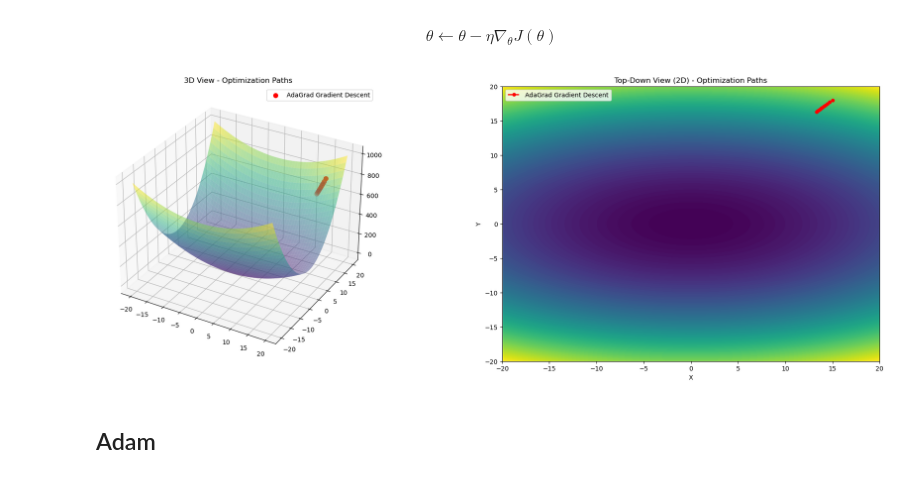
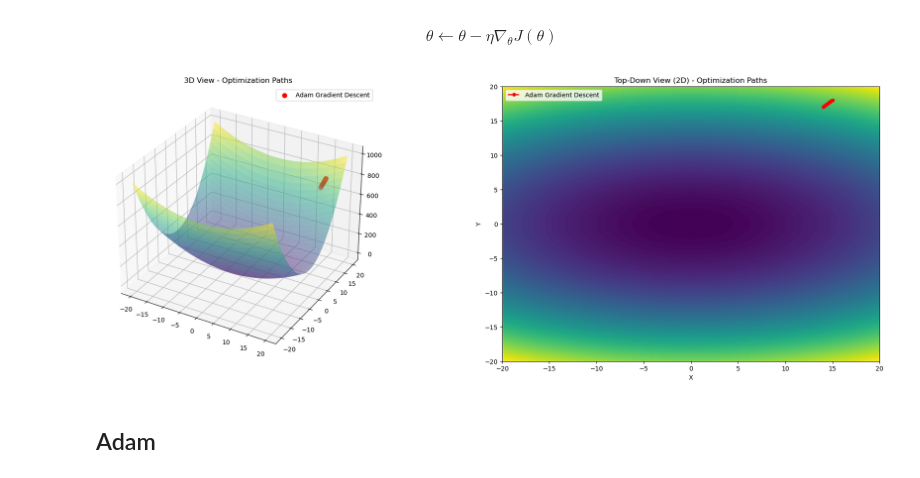
Before and after one commit to Mrjulss/faster_optimizers, a Jupyter notebook: interactive_optimizer_visualizer.ipynb, the cells around one changed output. Cells and saved outputs as stored; diff of their text form; code cells hidden in the pictures.

Commit message:
added adam

```diff
--- a/interactive_optimizer_visualizer.ipynb
+++ b/interactive_optimizer_visualizer.ipynb
@@ -473,10 +473,10 @@ def rmsprop_gradient_descent(
     return (f, positions, z_values, "AdaGrad Gradient Descent")
 # %%
 # results = optimize_multiple(optimizers=["adagrad"])
-results = optimize("rmsprop")
+results = optimize("adam")
 plot_optimization_path([results])
 # %% [output]
-[figure, old version]
+[figure, new version]
 # %% [markdown]
 ## Adam
 # %% [markdown]
```
Also changed, not shown: parts of 2 cells of this notebook.
